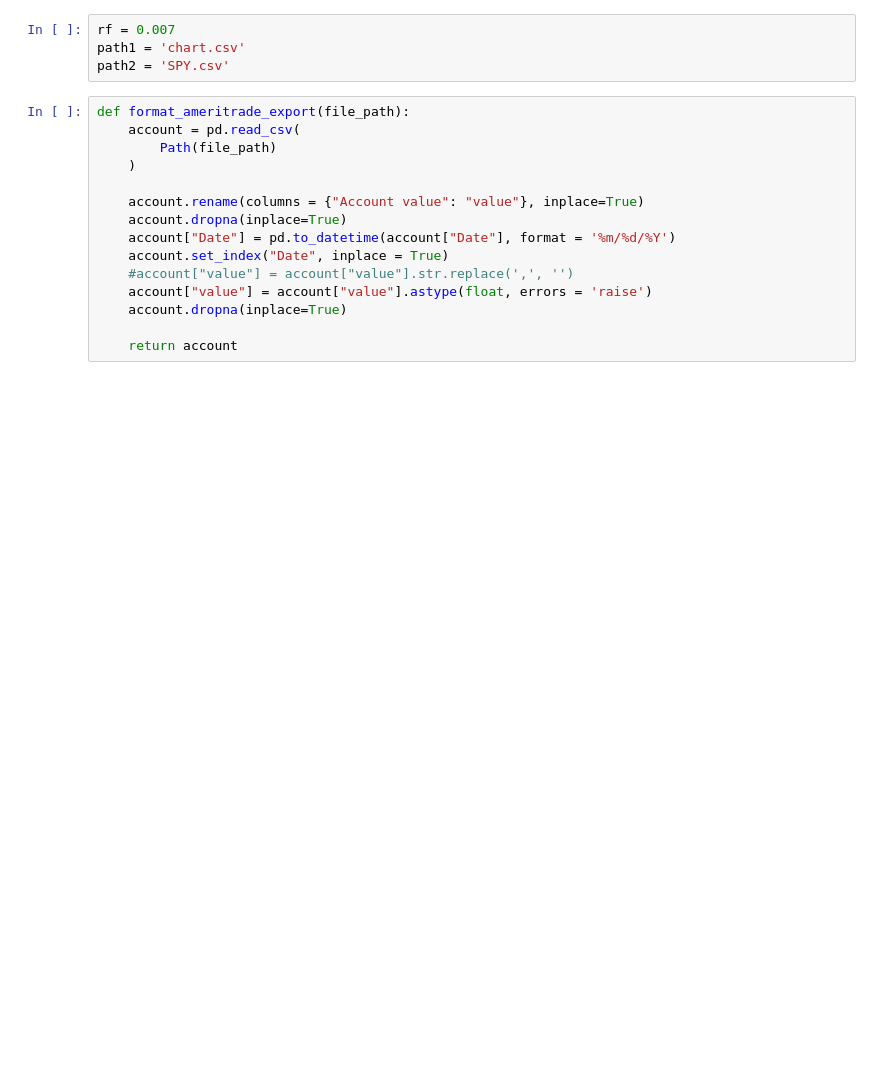
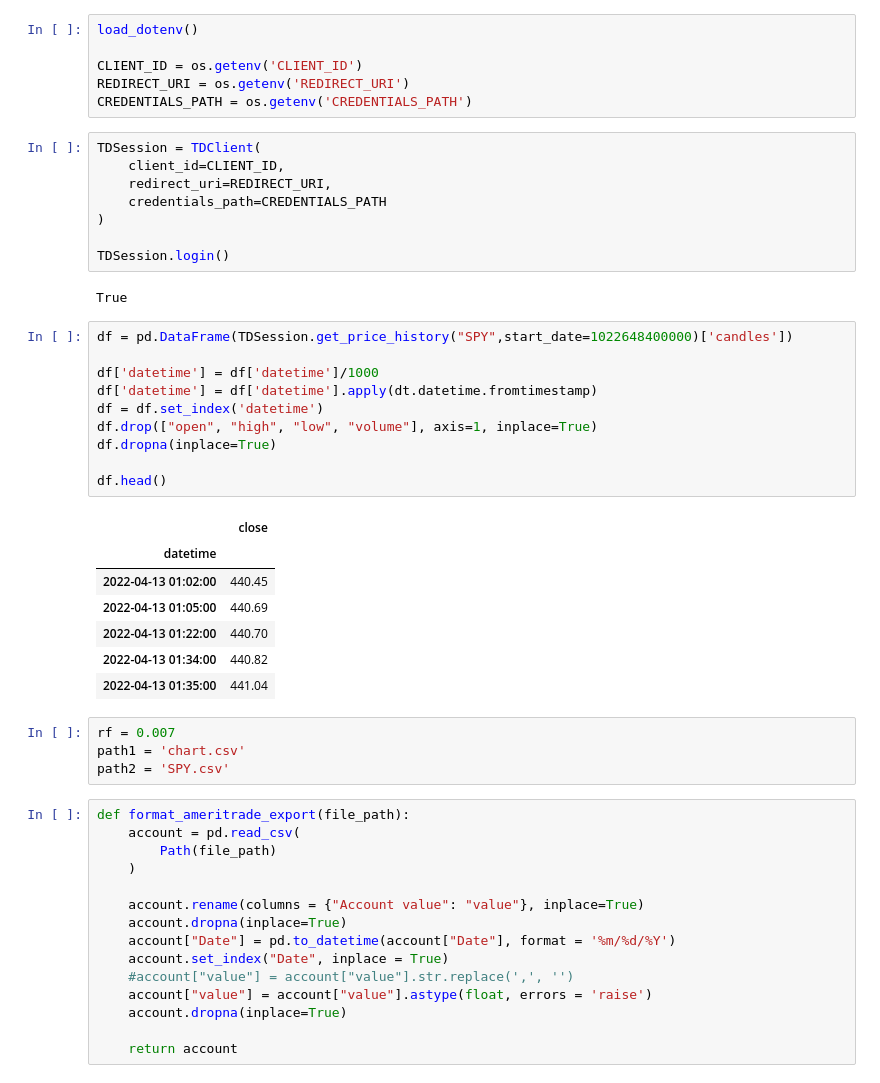
Before and after one commit to plefebvre1/project_3, a Jupyter notebook: functions.ipynb, the cells around one changed output. Cells and saved outputs as stored; diff of their text form; blank space fills up the shorter version.

```diff
--- a/functions.ipynb
+++ b/functions.ipynb
@@ -5,3 +12,37 @@ from pathlib import Path
+# %%
+load_dotenv()
+
+CLIENT_ID = os.getenv('CLIENT_ID')
+REDIRECT_URI = os.getenv('REDIRECT_URI')
+CREDENTIALS_PATH = os.getenv('CREDENTIALS_PATH')
+# %%
+TDSession = TDClient(
+    client_id=CLIENT_ID,
+    redirect_uri=REDIRECT_URI,
+    credentials_path=CREDENTIALS_PATH
+)
+
+TDSession.login()
+# %% [output]
+True
+# %%
+df = pd.DataFrame(TDSession.get_price_history("SPY",start_date=1022648400000)['candles'])
+
+df['datetime'] = df['datetime']/1000
+df['datetime'] = df['datetime'].apply(dt.datetime.fromtimestamp)
+df = df.set_index('datetime')
+df.drop(["open", "high", "low", "volume"], axis=1, inplace=True)
+df.dropna(inplace=True)
+
+df.head()
+# %% [output]
+|  | close |
+| datetime |  |
+| 2022-04-13 01:02:00 | 440.45 |
+| 2022-04-13 01:05:00 | 440.69 |
+| 2022-04-13 01:22:00 | 440.70 |
+| 2022-04-13 01:34:00 | 440.82 |
+| 2022-04-13 01:35:00 | 441.04 |
 # %%
 rf = 0.007
 path1 = 'chart.csv'
```
Also changed, not shown: parts of 5 cells of this notebook, 1 other file.
